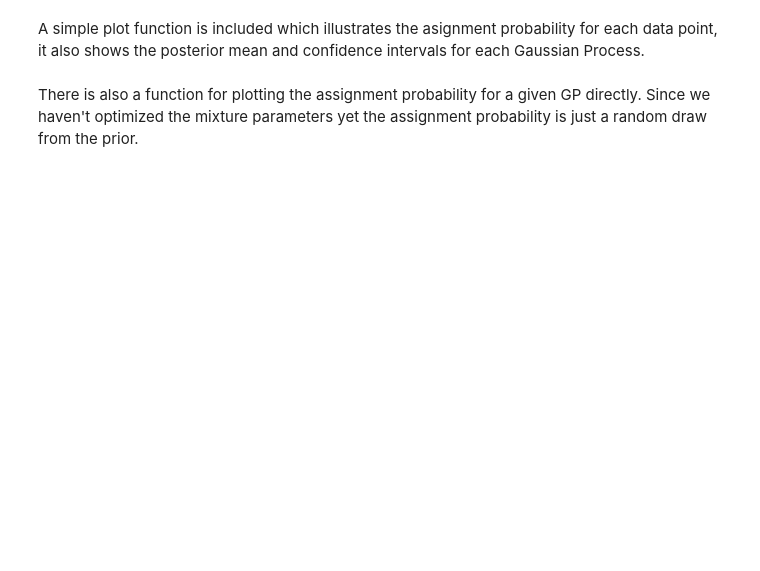
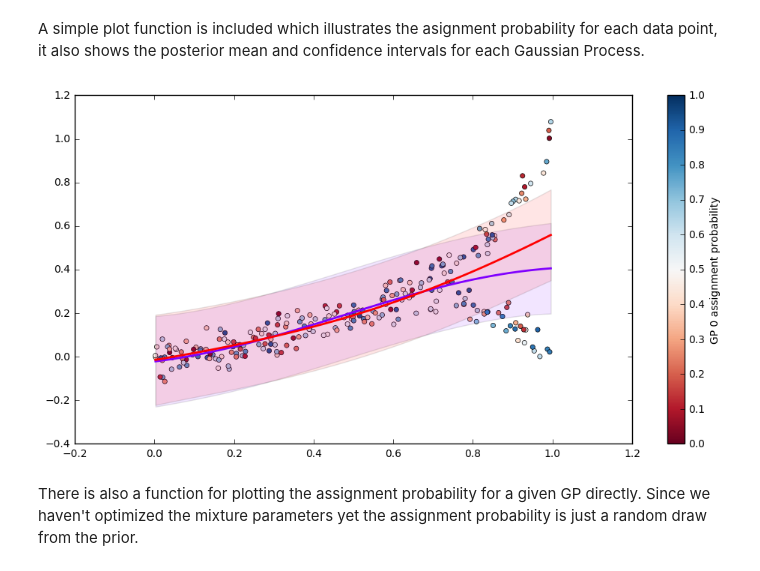
Before and after one commit to SheffieldML/GPclust, a Jupyter notebook: notebooks/OMGP_demo.ipynb, the cells around one changed output. Cells and saved outputs as stored; diff of their text form; code cells hidden in the pictures; blank space fills up the shorter version.

```diff
--- a/notebooks/OMGP_demo.ipynb
+++ b/notebooks/OMGP_demo.ipynb
@@ -42,7 +44,9 @@ AttributeError: 'module' object has no attribute 'Logexp'
 A simple plot function is included which illustrates the asignment probability for each data point, it also shows the posterior mean and confidence intervals for each Gaussian Process.
 # %%
 from plotter import OMGPplot
-#OMGPplot(m,X,Y)
+OMGPplot(m,X,Y)
+# %% [output]
+[figure, added]
 # %% [markdown]
 There is also a function for plotting the assignment probability for a given GP directly. Since we haven't optimized the mixture parameters yet the assignment probability is just a random draw from the prior.
 # %%
```
Also changed, not shown: parts of 16 cells of this notebook, 1 other file.
